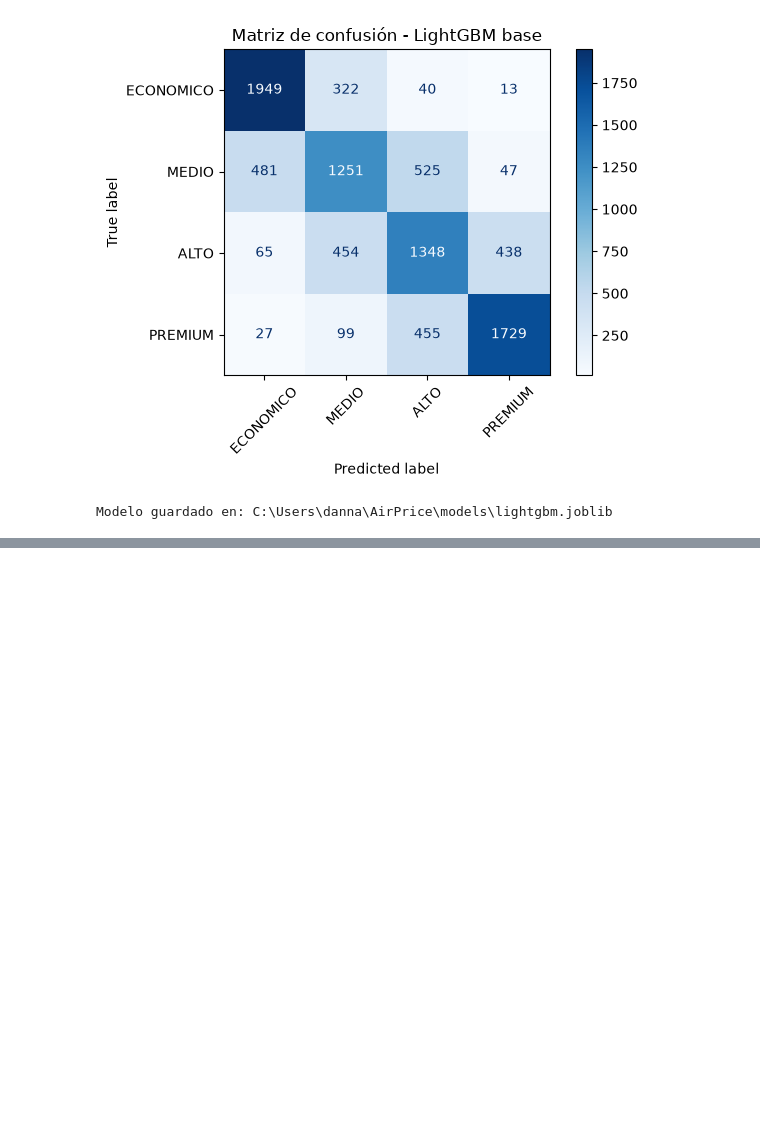
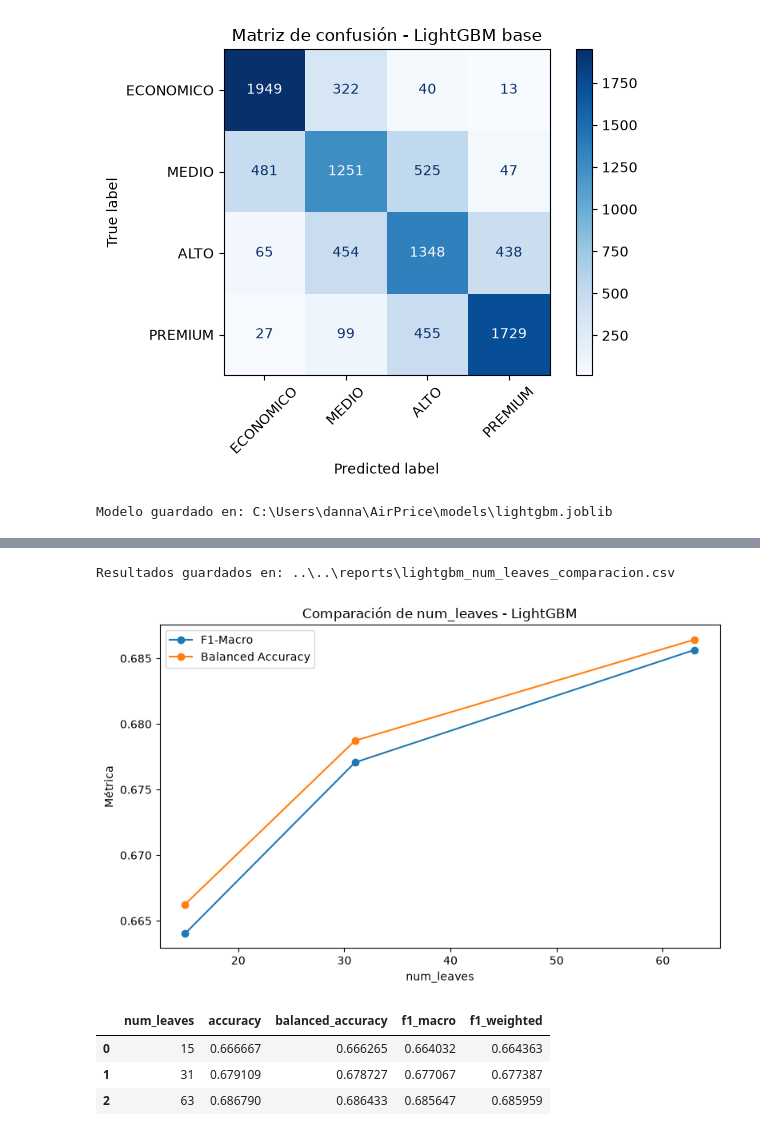
Before and after one commit to Carlos-code23/AirPrice, a Jupyter notebook: notebooks/models/03_lightgbm.ipynb, the cells around one changed output, grey strips where cells are left out. Drawn from its saved outputs; the diff is of its cells as text; code cells hidden in the pictures; blank space fills up the shorter version.

Commit message:
feat(model): ajustar num_leaves

```diff
--- a/notebooks/models/03_lightgbm.ipynb
+++ b/notebooks/models/03_lightgbm.ipynb
@@ -258,0 +265,6 @@ Modelo guardado en: C:\Users\danna\AirPrice\models\lightgbm.joblib
+# %%
+num_leaves_values = [
+    15,
+    31,
+    63,
+]
@@ -258,0 +324,6 @@ Modelo guardado en: C:\Users\danna\AirPrice\models\lightgbm.joblib
+# %%
+resultados_num_leaves_df = pd.DataFrame(
+    resultados_num_leaves
+)
+
+resultados_num_leaves_df
@@ -258,0 +372,61 @@ Modelo guardado en: C:\Users\danna\AirPrice\models\lightgbm.joblib
+# %%
+ruta_resultados_num_leaves = (
+    REPORTS_DIR
+    / "lightgbm_num_leaves_comparacion.csv"
+)
+
+resultados_num_leaves_df.to_csv(
+    ruta_resultados_num_leaves,
+    index=False,
+)
+
+print(
+    "Resultados guardados en:",
+    ruta_resultados_num_leaves,
+)
+# %% [output]
+Resultados guardados en: ..\..\reports\lightgbm_num_leaves_comparacion.csv
+# %%
+plt.figure(figsize=(8, 5))
+
+plt.plot(
+    resultados_num_leaves_df["num_leaves"],
+    resultados_num_leaves_df["f1_macro"],
+    marker="o",
+    label="F1-Macro",
+)
+
+plt.plot(
+    resultados_num_leaves_df["num_leaves"],
+    resultados_num_leaves_df["balanced_accuracy"],
+    marker="o",
+    label="Balanced Accuracy",
+)
+
+plt.xlabel("num_leaves")
+plt.ylabel("Métrica")
+plt.title("Comparación de num_leaves - LightGBM")
+plt.legend()
+plt.tight_layout()
+
+ruta_figura_num_leaves = (
+    REPORTS_DIR
+    / "lightgbm_num_leaves_comparacion.png"
+)
+
+plt.savefig(
+    ruta_figura_num_leaves,
+    dpi=150,
+    bbox_inches="tight",
+)
+
+plt.show()
+# %% [output]
+[figure, added]
+# %%
+resultados_num_leaves_df
+# %% [output]
+|  | num_leaves | accuracy | balanced_accuracy | f1_macro | f1_weighted |
+| 0 | 15 | 0.666667 | 0.666265 | 0.664032 | 0.664363 |
+| 1 | 31 | 0.679109 | 0.678727 | 0.677067 | 0.677387 |
+| 2 | 63 | 0.686790 | 0.686433 | 0.685647 | 0.685959 |
```
Also changed, not shown: parts of 13 cells of this notebook, 4 other files.
